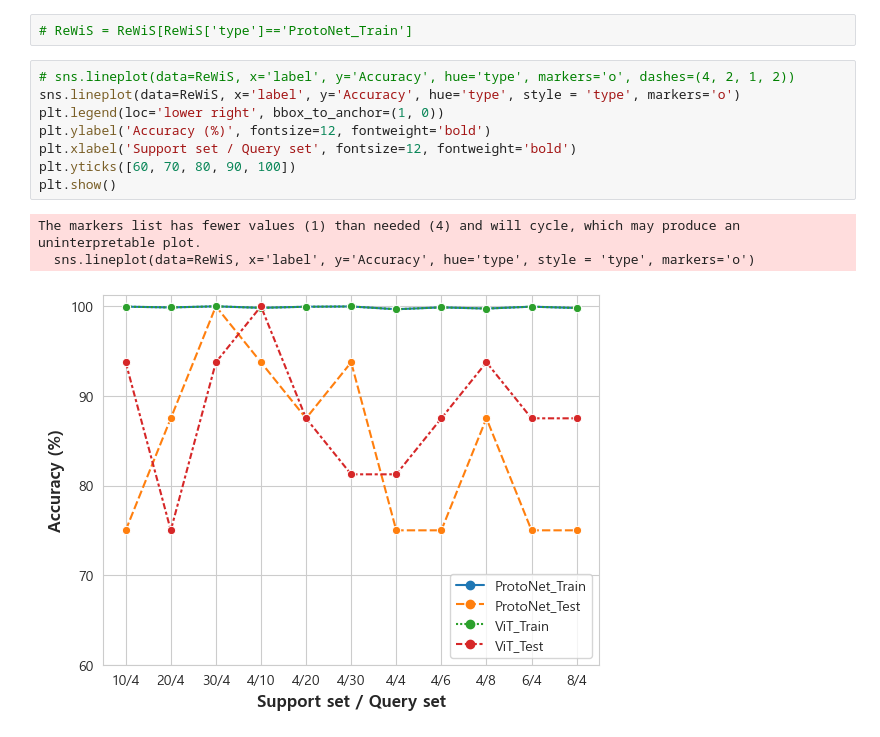
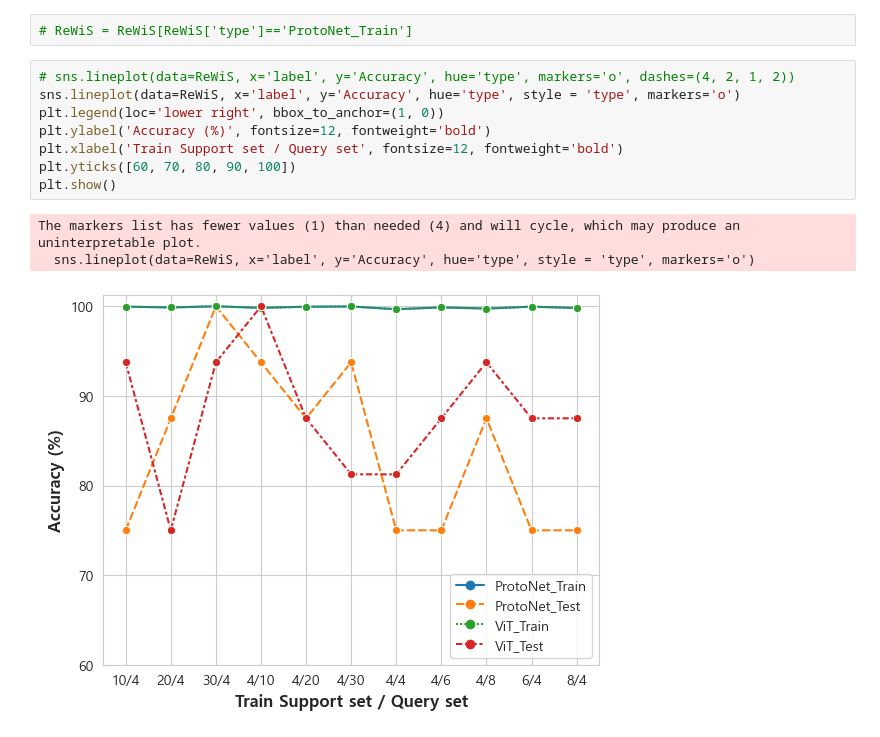
Before and after one commit to pjs990301/Wi-Fi-Few-shot-Benchmark, a Jupyter notebook: plot_chart_meta.ipynb, the cells around one changed output. Saved outputs shown, nothing was run; the diff lists cells and outputs as text.

```diff
--- a/plot_chart_meta.ipynb
+++ b/plot_chart_meta.ipynb
@@ -375,12 +375,12 @@ ReWiS
 # %%
 # sns.lineplot(data=ReWiS, x='label', y='Accuracy', hue='type', markers='o', dashes=(4, 2, 1, 2))
 sns.lineplot(data=ReWiS, x='label', y='Accuracy', hue='type', style = 'type', markers='o')
 plt.legend(loc='lower right', bbox_to_anchor=(1, 0))
 plt.ylabel('Accuracy (%)', fontsize=12, fontweight='bold')
-plt.xlabel('Support set / Query set', fontsize=12, fontweight='bold')
+plt.xlabel('Train Support set / Query set', fontsize=12, fontweight='bold')
 plt.yticks([60, 70, 80, 90, 100])
 plt.show()
 # %% [output]
 The markers list has fewer values (1) than needed (4) and will cycle, which may produce an uninterpretable plot.
   sns.lineplot(data=ReWiS, x='label', y='Accuracy', hue='type', style = 'type', markers='o')
-[figure, old version]
+[figure, new version]
```
Also changed, not shown: 5 other files.
